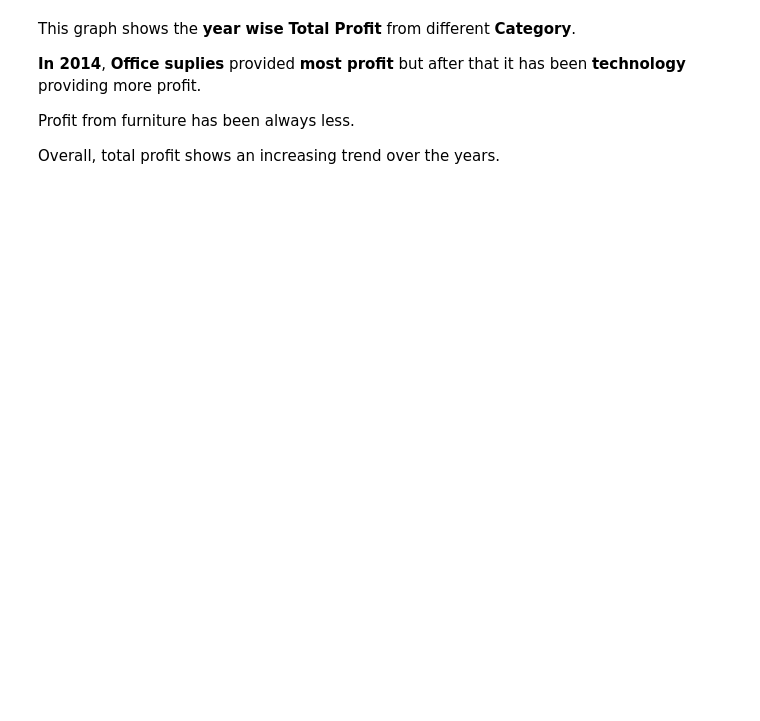
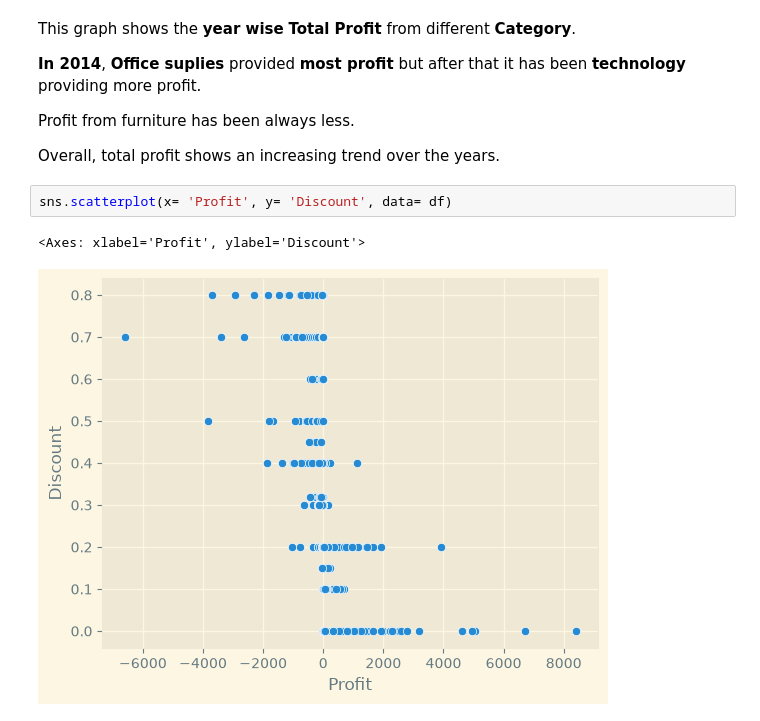
Before and after one commit to Tfdymn/EDA-superstore_project, a Jupyter notebook: notebooks/EDA.ipynb, the cells around one changed output. Drawn from its saved outputs; the diff is of its cells as text; blank space fills up the shorter version.

```diff
--- a/notebooks/EDA.ipynb
+++ b/notebooks/EDA.ipynb
@@ -532,3 +531,8 @@ This graph shows the **year wise** **Total Profit** from different **Category**.
 Profit from furniture has been always less.
 
 Overall, total profit shows an increasing trend over the years.
+# %%
+sns.scatterplot(x= 'Profit', y= 'Discount', data= df)
+# %% [output]
+<Axes: xlabel='Profit', ylabel='Discount'>
+[figure, added]
```
Also changed, not shown: parts of 25 cells of this notebook.
